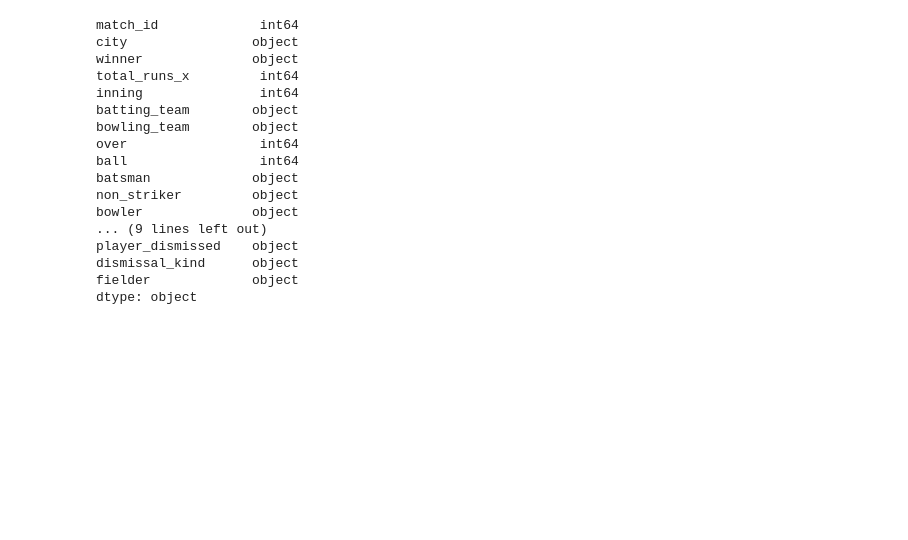
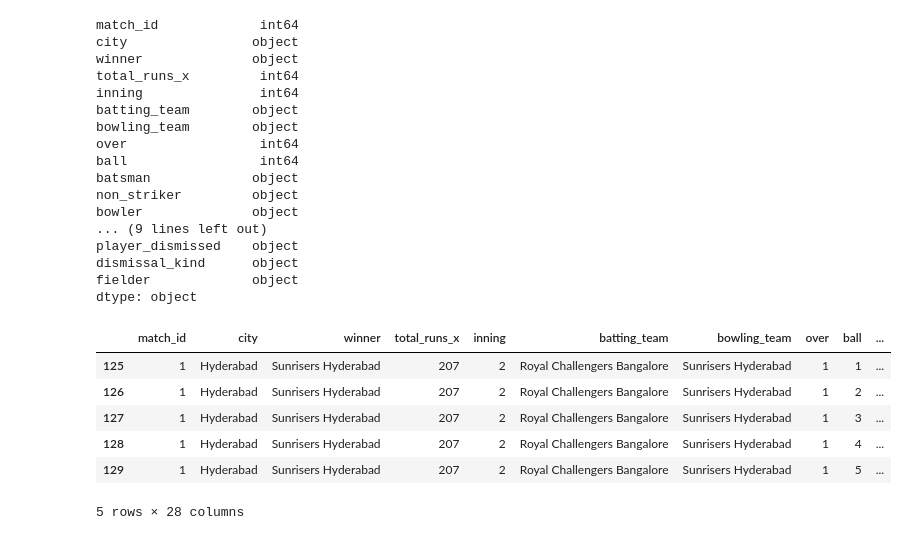
Before and after one commit to NewCodeLearner/ML_Algorithms, a Jupyter notebook: 03_IPL_win_probability_predictor.ipynb, the cells around one changed output. Drawn from its saved outputs; the diff is of its cells as text; code cells hidden in the pictures; blank space fills up the shorter version.

```diff
--- a/03_IPL_win_probability_predictor.ipynb
+++ b/03_IPL_win_probability_predictor.ipynb
@@ -116,4 +119,26 @@ dtype: object
 delivery_df['total_runs_y']=pd.to_numeric(delivery_df['total_runs_y'], errors='coerce')
 # %%
 # get commulative sum of total runs after each delivery
-delivery_df.groupby('match_id').cumsum()
+delivery_df['current_score'] = delivery_df.groupby('match_id')['total_runs_y'].cumsum()
+# %%
+delivery_df['runs_left'] = delivery_df['total_runs_x'] - delivery_df['current_score']
+# %%
+#calculate balls left after each delivery. to adjust for 1st over subtract from 126
+delivery_df['balls_left'] = 126 - (delivery_df['over']*6 + delivery_df['ball'])
+# %%
+#replace NaN values with 0 for players dismissed
+delivery_df['player_dismissed'] = delivery_df['player_dismissed'].fillna("0")
+#if batsman name convert to 1
+delivery_df['player_dismissed'] = delivery_df['player_dismissed'].apply(lambda x:x if x == "0" else "1")
+delivery_df['player_dismissed'] = delivery_df['player_dismissed'].astype('int')
+wickets = delivery_df.groupby('match_id')['player_dismissed'].cumsum().values
+delivery_df['wickets'] = 10 - wickets
+delivery_df.head()
+# %% [output]
+|  | match_id | city | winner | total_runs_x | inning | batting_team | bowling_team | over | ball | ... |
+| 125 | 1 | Hyderabad | Sunrisers Hyderabad | 207 | 2 | Royal Challengers Bangalore | Sunrisers Hyderabad | 1 | 1 | ... |
+| 126 | 1 | Hyderabad | Sunrisers Hyderabad | 207 | 2 | Royal Challengers Bangalore | Sunrisers Hyderabad | 1 | 2 | ... |
+| 127 | 1 | Hyderabad | Sunrisers Hyderabad | 207 | 2 | Royal Challengers Bangalore | Sunrisers Hyderabad | 1 | 3 | ... |
+| 128 | 1 | Hyderabad | Sunrisers Hyderabad | 207 | 2 | Royal Challengers Bangalore | Sunrisers Hyderabad | 1 | 4 | ... |
+| 129 | 1 | Hyderabad | Sunrisers Hyderabad | 207 | 2 | Royal Challengers Bangalore | Sunrisers Hyderabad | 1 | 5 | ... |
+5 rows × 28 columns
```
Also changed, not shown: parts of 1 cell of this notebook.
